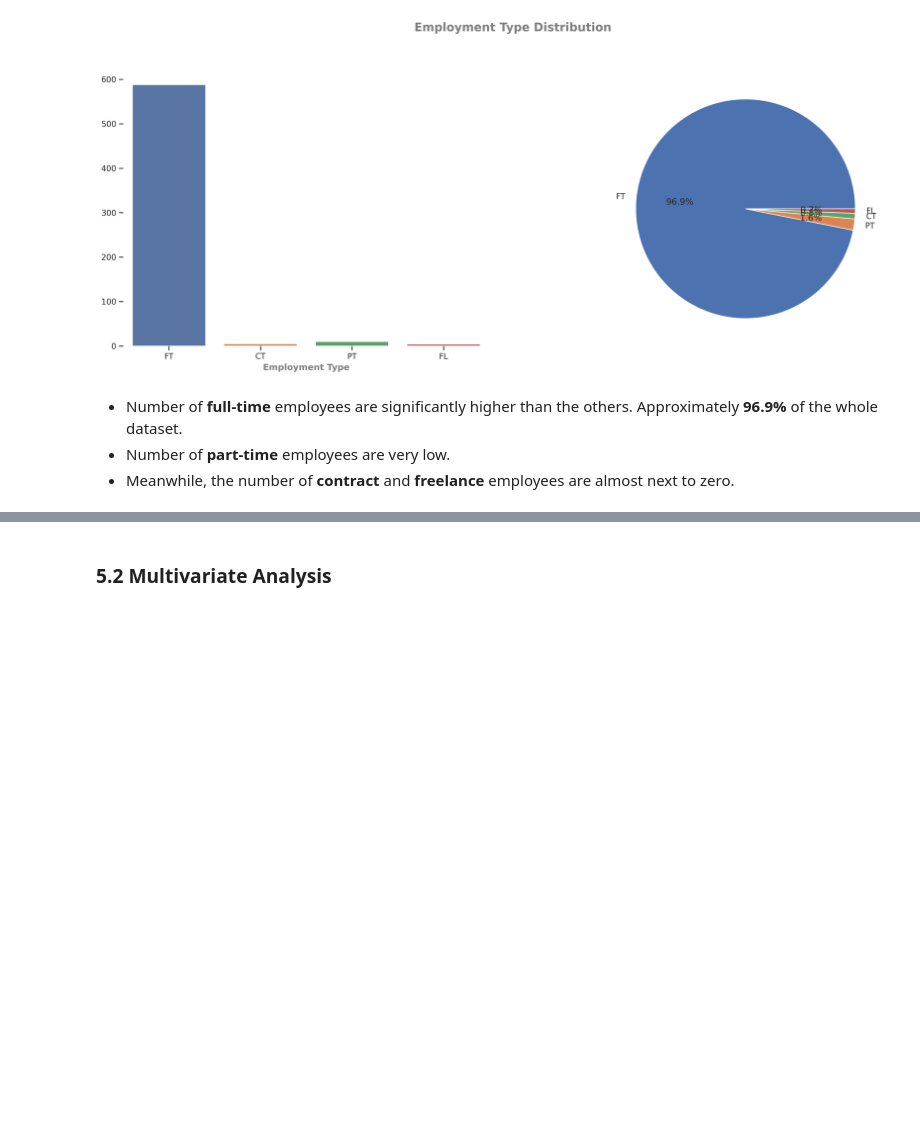
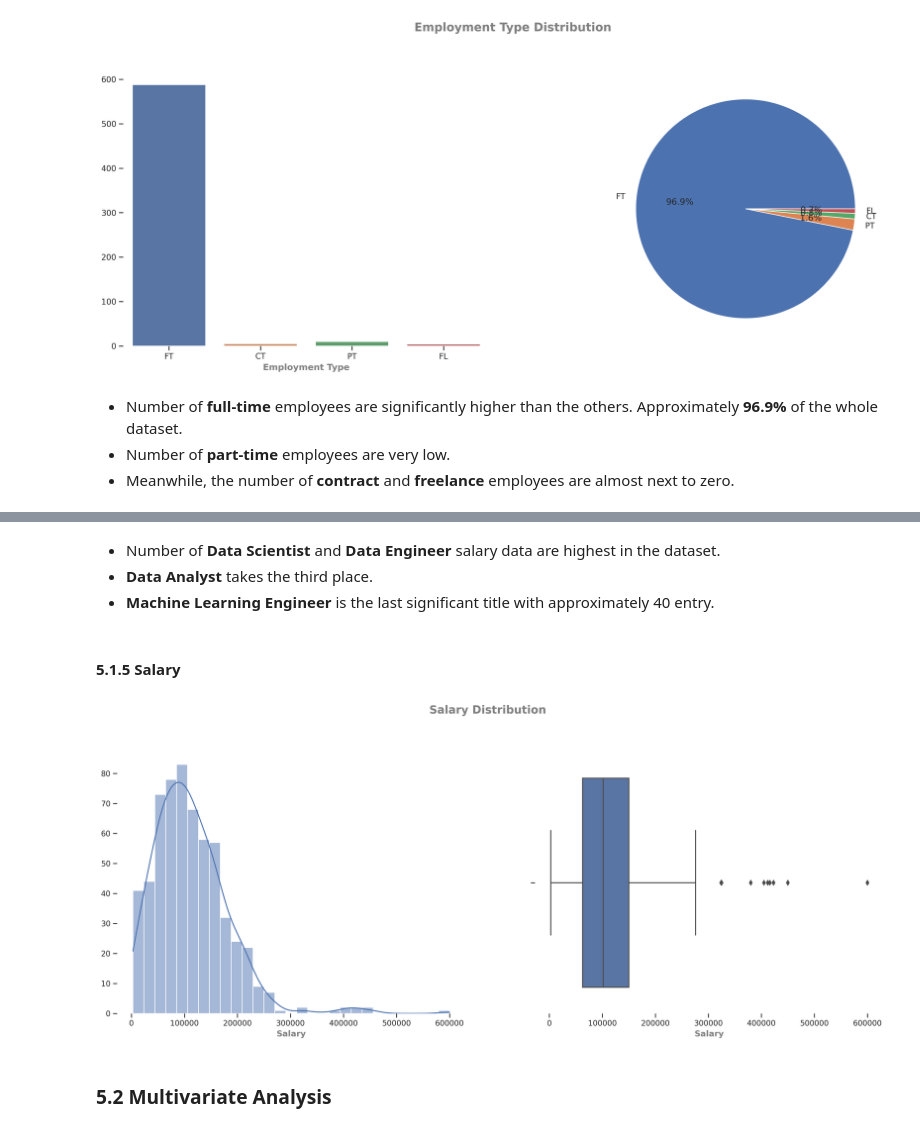
Before and after one commit to sahinozan/Data-Science-Job-Salaries, a Jupyter notebook: project.ipynb, the cells around one changed output, grey strips where cells are left out. Drawn from its saved outputs; the diff is of its cells as text; code cells hidden in the pictures; blank space fills up the shorter version.

```diff
--- a/project.ipynb
+++ b/project.ipynb
@@ -164,3 +207,13 @@ univariate_plot(x="employment_type", xlabel="Employment Type")
+# %% [markdown]
+* Number of **Data Scientist** and **Data Engineer** salary data are highest in the dataset.
+* **Data Analyst** takes the third place.
+* **Machine Learning Engineer** is the last significant title with approximately 40 entry.
+# %% [markdown]
+#### 5.1.5 Salary
+# %%
+univariate_numerical_plot(x="salary", xlabel="Salary")
+# %% [output]
+[figure, added]
 # %% [markdown]
 ### 5.2 Multivariate Analysis
 # %% [markdown]
```
Also changed, not shown: parts of 13 cells of this notebook.
